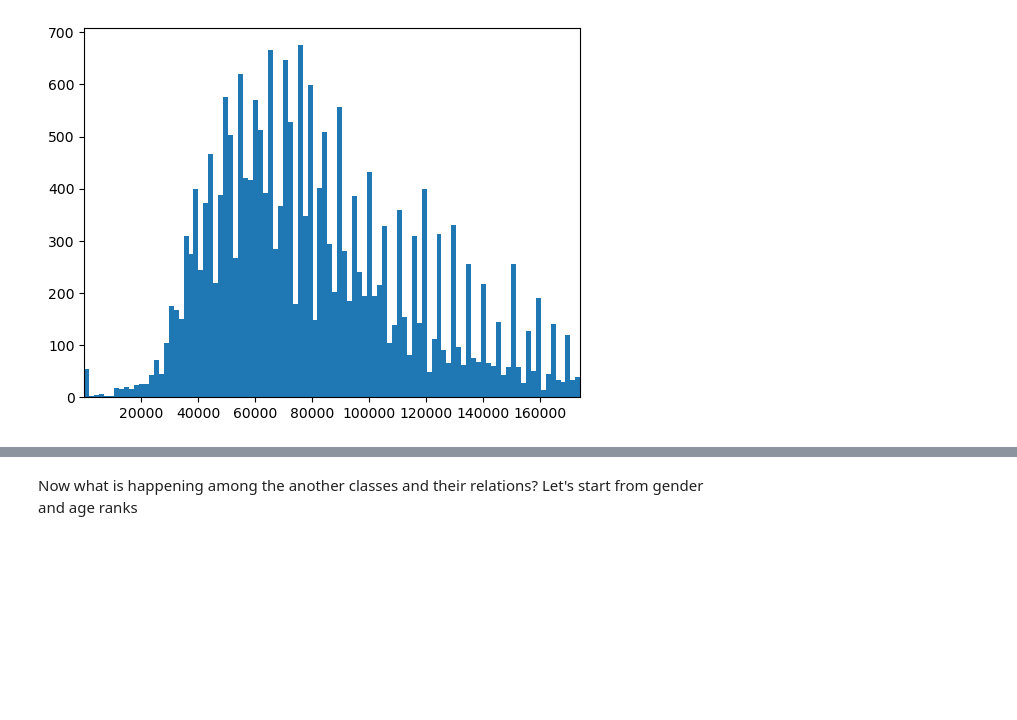
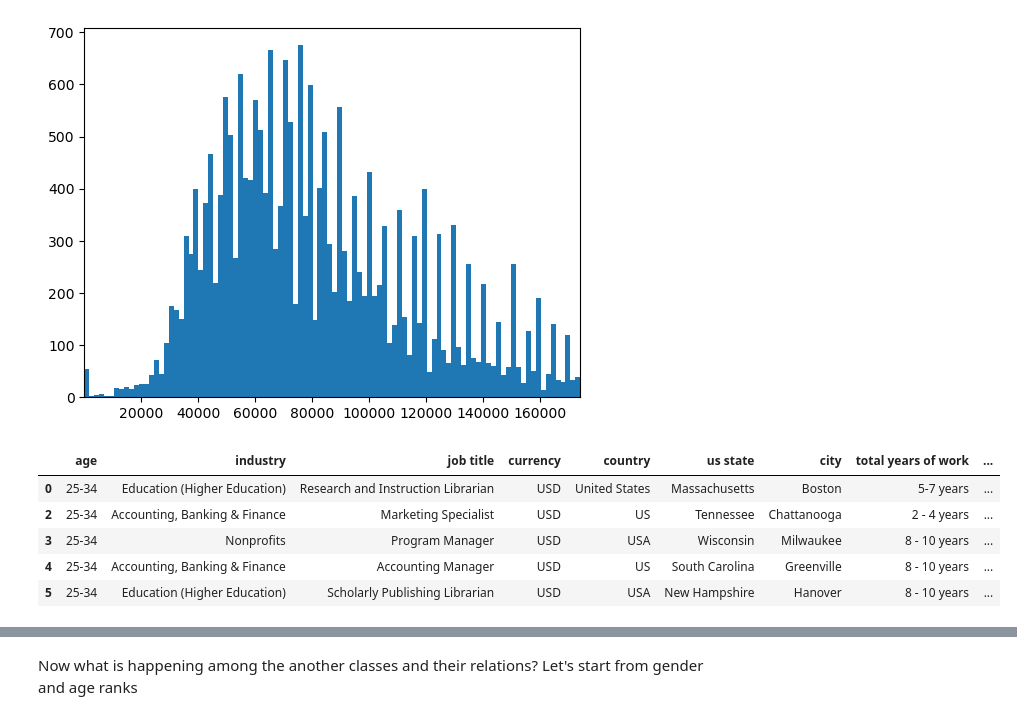
Before and after one commit to armandolezama/data-science-portfolio, a Jupyter notebook: Data_Science_Cycle/Ask_A_Manager_Salary_Survey_2021/Ask_A_Manager_Salary_Survey_2021.ipynb, the cells around one changed output, grey strips where cells are left out. Saved outputs shown, nothing was run; the diff lists cells and outputs as text; code cells hidden in the pictures; blank space fills up the shorter version.

```diff
--- a/Data_Science_Cycle/Ask_A_Manager_Salary_Survey_2021/Ask_A_Manager_Salary_Survey_2021.ipynb
+++ b/Data_Science_Cycle/Ask_A_Manager_Salary_Survey_2021/Ask_A_Manager_Salary_Survey_2021.ipynb
@@ -433,3 +433,30 @@ plt.gca().set_xlim(annual_salary.min(), annual_salary.max())
 plt.show()
 # %% [output]
 [figure]
+# %%
+usd_salary_survey_features = usd_salary_group.loc[:, salary_survey_features_names].copy()
+
+usd_salary_survey_features.rename(columns ={
+  salary_survey_features_names[0] : 'age',
+  salary_survey_features_names[1] : 'industry',
+  salary_survey_features_names[2] : 'job title',
+  salary_survey_features_names[3] : 'currency',
+  salary_survey_features_names[4] : 'country',
+  salary_survey_features_names[5] : 'us state',
+  salary_survey_features_names[6] : 'city',
+  salary_survey_features_names[7] : 'total years of work',
+  salary_survey_features_names[8] : 'current field years of work',
+  salary_survey_features_names[9] : 'education level',
+  salary_survey_features_names[10] : 'gender',
+  salary_survey_features_names[11] : 'annual salary',
+  salary_survey_features_names[12] : 'monetary compensation',
+}, inplace=True)
+
+usd_salary_survey_features.head()
+# %% [output]
+|  | age | industry | job title | currency | country | us state | city | total years of work | ... |
+| 0 | 25-34 | Education (Higher Education) | Research and Instruction Librarian | USD | United States | Massachusetts | Boston | 5-7 years | ... |
+| 2 | 25-34 | Accounting, Banking & Finance | Marketing Specialist | USD | US | Tennessee | Chattanooga | 2 - 4 years | ... |
+| 3 | 25-34 | Nonprofits | Program Manager | USD | USA | Wisconsin | Milwaukee | 8 - 10 years | ... |
+| 4 | 25-34 | Accounting, Banking & Finance | Accounting Manager | USD | US | South Carolina | Greenville | 8 - 10 years | ... |
+| 5 | 25-34 | Education (Higher Education) | Scholarly Publishing Librarian | USD | USA | New Hampshire | Hanover | 8 - 10 years | ... |
```
Also changed, not shown: parts of 3 cells of this notebook, 4 other files.
